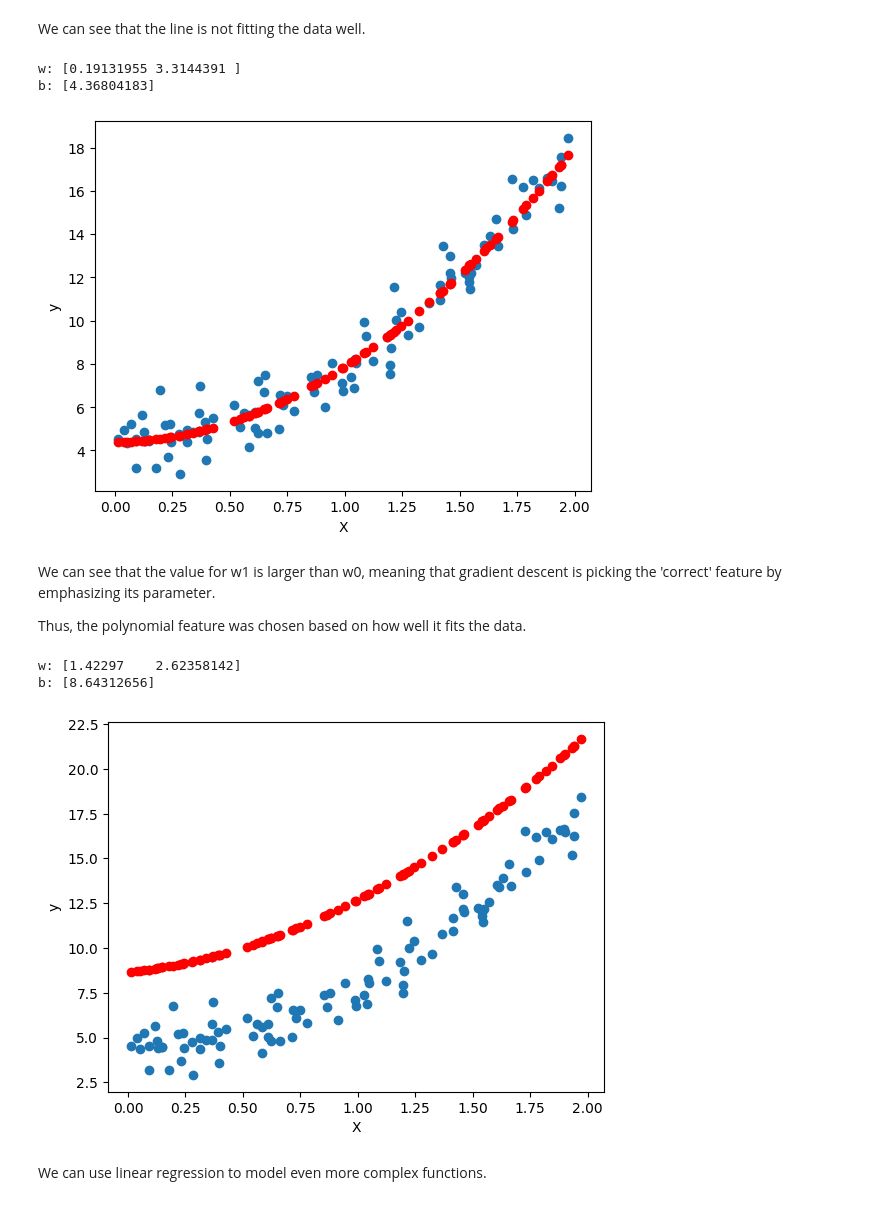
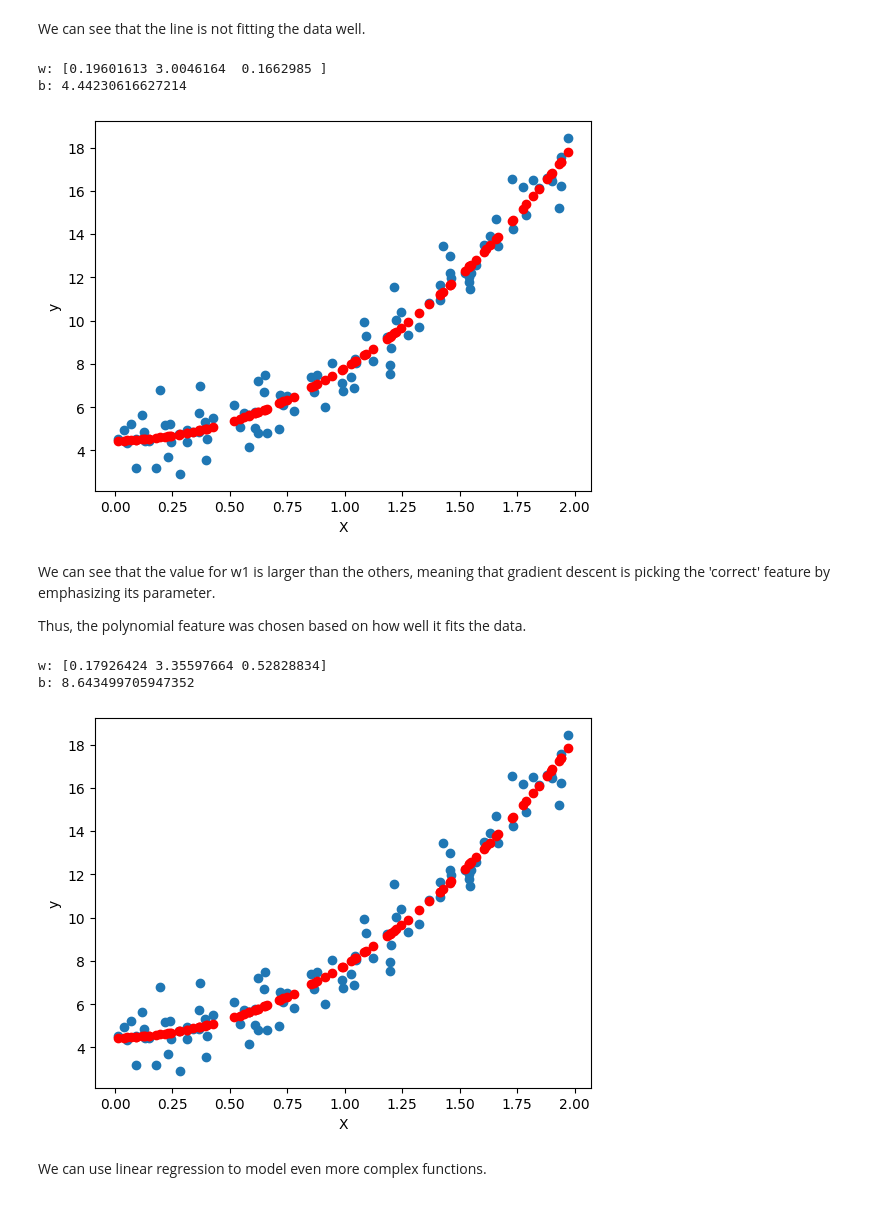
Before and after one commit to MohadesehHakimi/intro-to-machine-learning, a Jupyter notebook: Supervised Machine Learning: Regression and Classification /week2.ipynb, the cells around one changed output. Cells and saved outputs as stored; diff of their text form; code cells hidden in the pictures.

```diff
--- a/Supervised Machine Learning: Regression and Classification /week2.ipynb
+++ b/Supervised Machine Learning: Regression and Classification /week2.ipynb
@@ -69,7 +69,7 @@ def compute_cost(X, y, w, b):
     float: The cost value.
     """
     m = X.shape[0]
-    f_wb = np.dot(X, w) + b
+    f_wb = X @ w + b
     cost = np.sum((f_wb - y) ** 2) / (2 * m)
     return cost
 # %% [markdown]
@@ -93,7 +93,6 @@ and dJ(w, b)/db = 1/m * sum(f(x) - y)
 #         dj_db = dj_db + err
 #     dj_dw = dj_dw / m
 #     dj_db = dj_db / m
-#
 #     return dj_db, dj_dw
 def compute_gradient(X, y, w, b):
     """
@@ -109,9 +108,9 @@ def compute_gradient(X, y, w, b):
     tuple: Gradients with respect to the bias and weights.
     """
     m, n = X.shape
-    f_wb = np.dot(X, w) + b
+    f_wb = X @ w + b
     err = f_wb - y
-    dj_dw = np.dot(X.T, err) / m
+    dj_dw = (X.T @ err) / m
     dj_db = np.sum(err) / m
 
     return dj_db, dj_dw
@@ -471,6 +473,11 @@ import matplotlib.pyplot as plt
 np.random.seed(42)
 X = 2 * np.random.rand(100, 1)
 y = 4 + X + 3 * X**2 + np.random.randn(100, 1)
+y = y.reshape(-1)
+
+print(X.shape)
+print(y.shape)
+
 
 plt.scatter(X, y)
 plt.xlabel('X')
@@ -502,53 +505,54 @@ b: [2.42713447]
 We can see that the line is not fitting the data well.
 # %%
 # let's try polynomial regression and feature engineering
-w = [0, 0]
+X_poly = np.c_[X, X**2, X**3]
+w = np.zeros(X_poly.shape[1])
 b = 0
 
-X_poly = np.c_[X, X**2]
-w, b, J_history = gradient_descent(X_poly, y, w, b, compute_cost, compute_gradient, 0.1, 1000)
+w, b, J_history = gradient_descent(X_poly, y, w, b, compute_cost, compute_gradient, 0.001, 500000)
 
 print(f'w: {w}')
 print(f'b: {b}')
 
 # plot the curve over the data
 plt.scatter(X, y)
-plt.scatter(X, w[0]*X + w[1]*X**2 + b, color='red')
+plt.scatter(X, w[0]*X + w[1]*X**2 + w[2]*X**3 + b, color='red')
 plt.xlabel('X')
 plt.ylabel('y')
 plt.show()
 # %% [output]
-w: [0.19131955 3.3144391 ]
-b: [4.36804183]
+w: [0.19601613 3.0046164  0.1662985 ]
+b: 4.44230616627214
-[figure, old version]
+[figure, new version]
 # %% [markdown]
-We can see that the value for w1 is larger than w0,
+We can see that the value for w1 is larger than the others,
  meaning that gradient descent is picking the 'correct' feature by emphasizing its parameter.
 
 Thus, the polynomial feature was chosen based on how well it fits the data.
 # %%
 # let's not forget to normalize the features
 X_poly_norm, mu, sigma = z_score_normalization(X_poly)
 
-w = [0, 0]
+w = np.zeros(X_poly_norm.shape[1])
 b = 0
 
-w, b, J_history = gradient_descent(X_poly_norm, y, w, b, compute_cost, compute_gradient, 0.01, 1000)
+w, b, J_history = gradient_descent(X_poly_norm, y, w, b, compute_cost, compute_gradient, 0.001, 500000)
 
 print(f'w: {w}')
 print(f'b: {b}')
 
 # plot the curve over the data
-# TODO: wtf
 plt.scatter(X, y)
-plt.scatter(X, w[0]*X + w[1]*X**2 + b, color='red')
+X_poly_predict = (np.c_[X, X**2, X**3] - mu) / sigma
+y_predict = X_poly_predict.dot(w) + b
+plt.scatter(X, y_predict, color='red')
 plt.xlabel('X')
 plt.ylabel('y')
 plt.show()
 # %% [output]
-w: [1.42297    2.62358142]
-b: [8.64312656]
+w: [0.17926424 3.35597664 0.52828834]
+b: 8.643499705947352
-[figure, old version]
+[figure, new version]
 # %% [markdown]
 We can use linear regression to model even more complex functions.
 # %%
```
Also changed, not shown: parts of 16 cells of this notebook.
